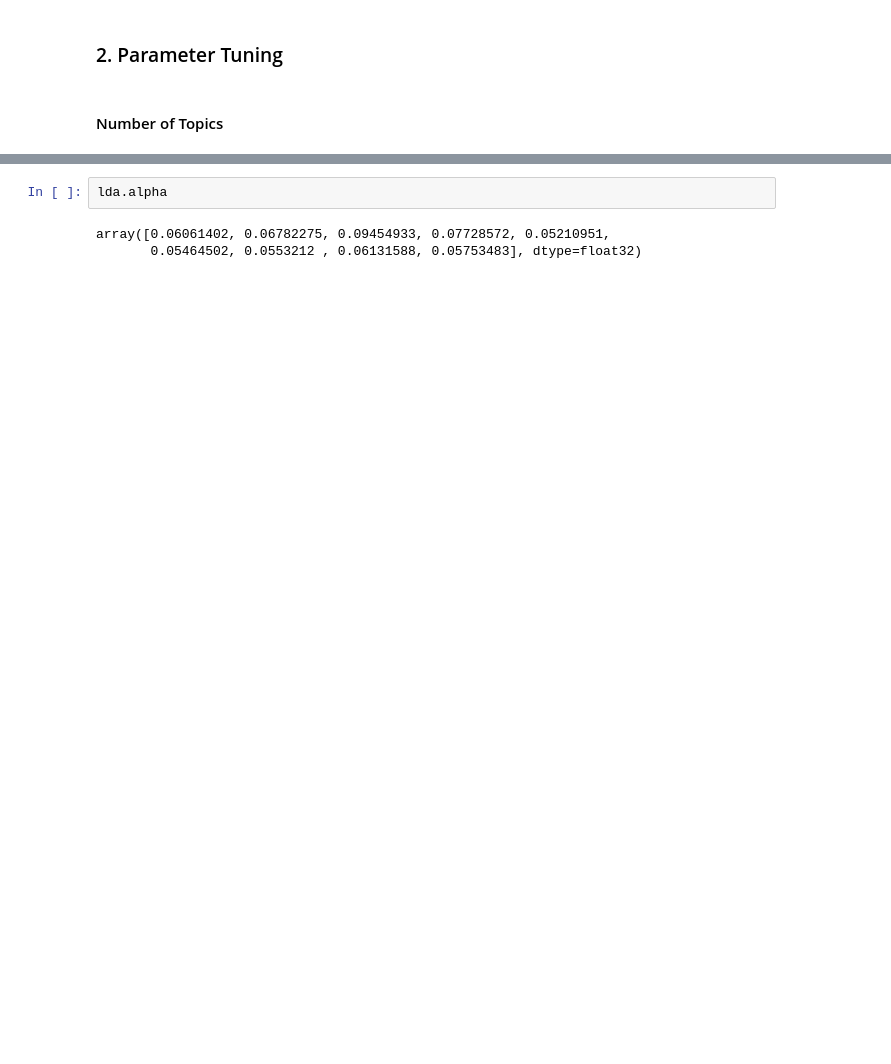
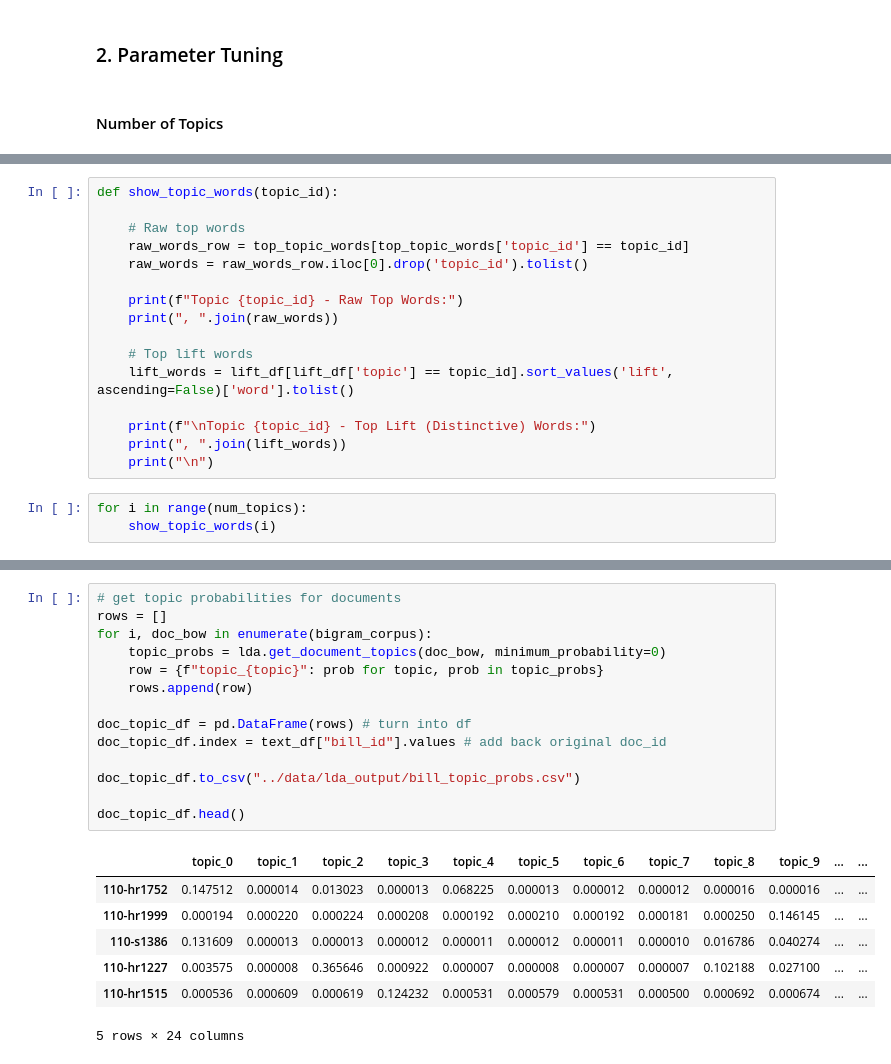
Before and after one commit to rebeccalwagner/PPOL_5205_FinalProject, a Jupyter notebook: code/models/lda.ipynb, the cells around one changed output, grey strips where cells are left out. Drawn from its saved outputs; the diff is of its cells as text; blank space fills up the shorter version.

```diff
--- a/code/models/lda.ipynb
+++ b/code/models/lda.ipynb
@@ -145,0 +246,19 @@ Topic 8: housing, assistance, inserting, property, striking, owner, state, proje
+# %%
+def show_topic_words(topic_id):
+
+    # Raw top words
+    raw_words_row = top_topic_words[top_topic_words['topic_id'] == topic_id]
+    raw_words = raw_words_row.iloc[0].drop('topic_id').tolist()
+
+    print(f"Topic {topic_id} - Raw Top Words:")
+    print(", ".join(raw_words))
+
+    # Top lift words
+    lift_words = lift_df[lift_df['topic'] == topic_id].sort_values('lift', ascending=False)['word'].tolist()
+
+    print(f"\nTopic {topic_id} - Top Lift (Distinctive) Words:")
+    print(", ".join(lift_words))
+    print("\n")
+# %%
+for i in range(num_topics):
+    show_topic_words(i)
@@ -146,5 +310,22 @@ Topic 8: housing, assistance, inserting, property, striking, owner, state, proje
 # %%
-lda.alpha
+# get topic probabilities for documents
+rows = []
+for i, doc_bow in enumerate(bigram_corpus):
+    topic_probs = lda.get_document_topics(doc_bow, minimum_probability=0)
+    row = {f"topic_{topic}": prob for topic, prob in topic_probs}
+    rows.append(row)
+
+doc_topic_df = pd.DataFrame(rows) # turn into df
+doc_topic_df.index = text_df["bill_id"].values # add back original doc_id
+
+doc_topic_df.to_csv("../data/lda_output/bill_topic_probs.csv")
+
+doc_topic_df.head()
 # %% [output]
+|  | topic_0 | topic_1 | topic_2 | topic_3 | topic_4 | topic_5 | topic_6 | topic_7 | topic_8 | topic_9 | ... | ... |
+| 110-hr1752 | 0.147512 | 0.000014 | 0.013023 | 0.000013 | 0.068225 | 0.000013 | 0.000012 | 0.000012 | 0.000016 | 0.000016 | ... | ... |
+| 110-hr1999 | 0.000194 | 0.000220 | 0.000224 | 0.000208 | 0.000192 | 0.000210 | 0.000192 | 0.000181 | 0.000250 | 0.146145 | ... | ... |
+| 110-s1386 | 0.131609 | 0.000013 | 0.000013 | 0.000012 | 0.000011 | 0.000012 | 0.000011 | 0.000010 | 0.016786 | 0.040274 | ... | ... |
+| 110-hr1227 | 0.003575 | 0.000008 | 0.365646 | 0.000922 | 0.000007 | 0.000008 | 0.000007 | 0.000007 | 0.102188 | 0.027100 | ... | ... |
+| 110-hr1515 | 0.000536 | 0.000609 | 0.000619 | 0.124232 | 0.000531 | 0.000579 | 0.000531 | 0.000500 | 0.000692 | 0.000674 | ... | ... |
-array([0.06061402, 0.06782275, 0.09454933, 0.07728572, 0.05210951,
-       0.05464502, 0.0553212 , 0.06131588, 0.05753483], dtype=float32)
+5 rows × 24 columns
```
Also changed, not shown: parts of 28 cells of this notebook, 11 other files.
